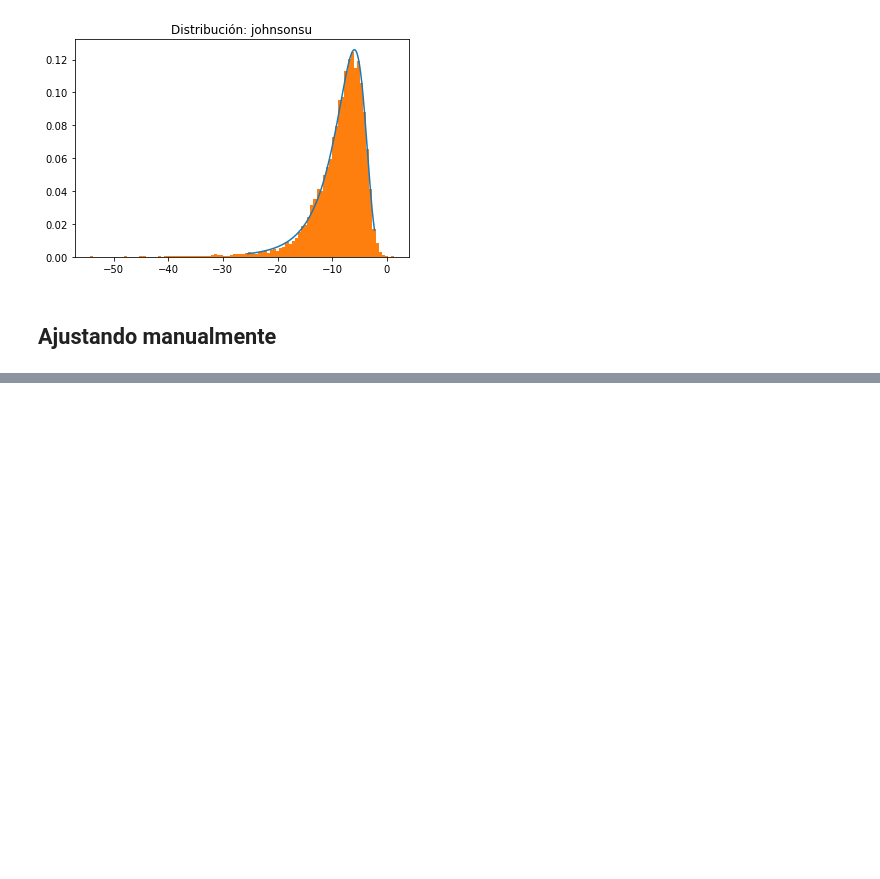
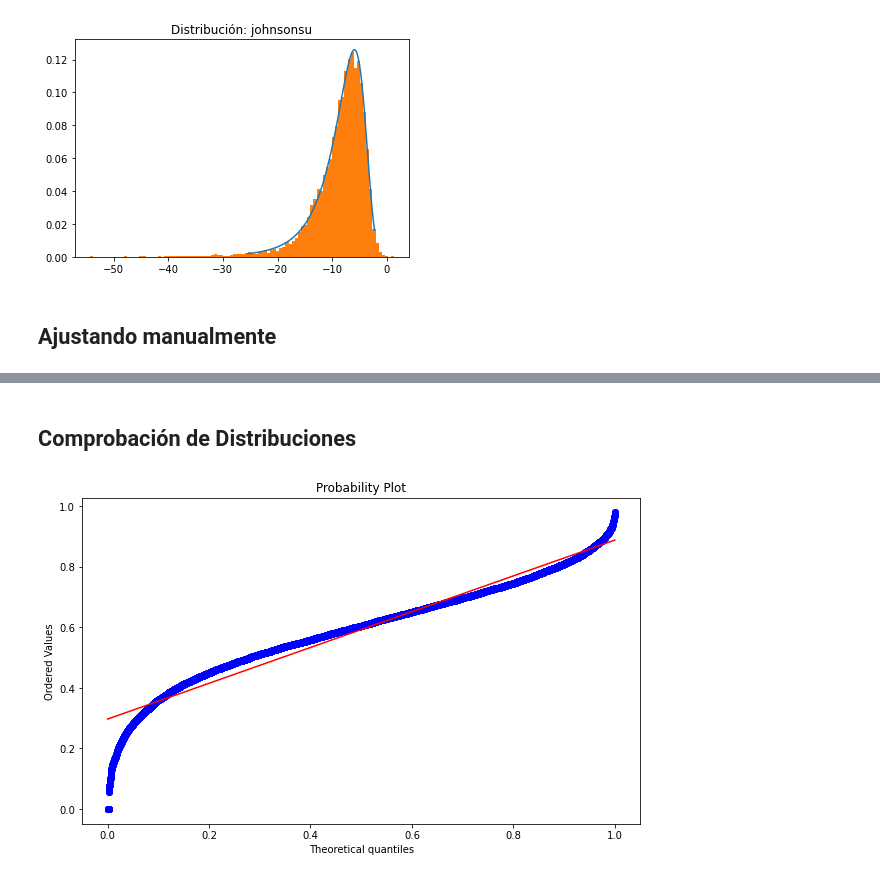
Before and after one commit to OscarFlores-IFi/SPF-2021-Tareas, a Jupyter notebook: Proyecto/Proyecto Simulación de Procesos.ipynb, the cells around one changed output, grey strips where cells are left out. Cells and saved outputs as stored; diff of their text form; code cells hidden in the pictures; blank space fills up the shorter version.

```diff
--- a/Proyecto/Proyecto Simulación de Procesos.ipynb
+++ b/Proyecto/Proyecto Simulación de Procesos.ipynb
@@ -519,0 +521,12 @@ plt.show()
+# %% [markdown]
+## Comprobación de Distribuciones
+# %%
+fig, ax = plt.subplots(1,1, figsize=(10,6))
+
+prob_plt = st.probplot(r_data['danceability'],
+                       dist=res_danceability[0],
+                       sparams=getattr(st, res_danceability[0]).fit(x)[:-2],
+                       fit=True, plot=ax)
+plt.show()
+# %% [output]
+[figure, added]
```
Also changed, not shown: parts of 6 cells of this notebook.
